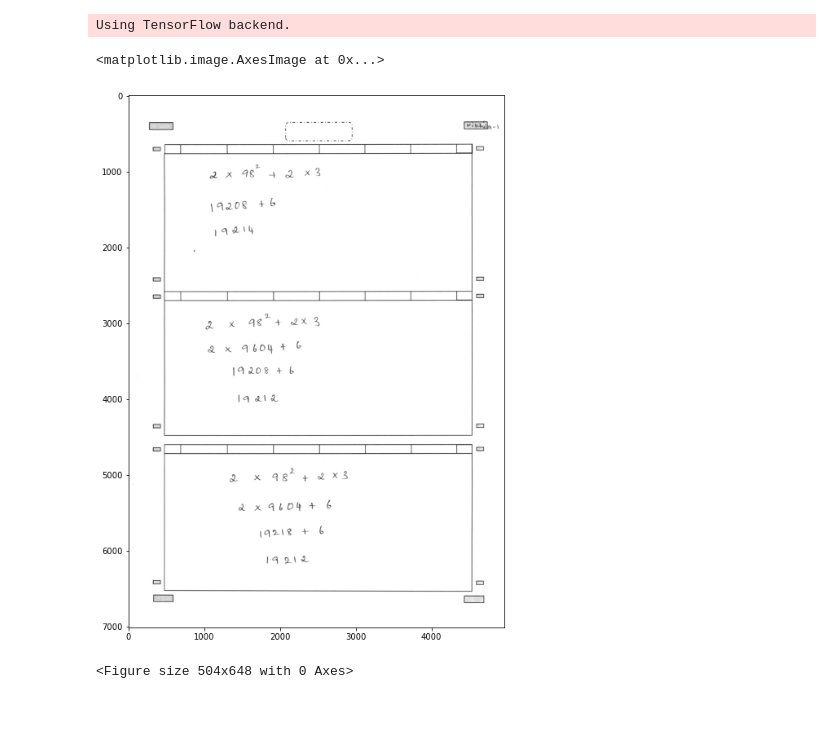
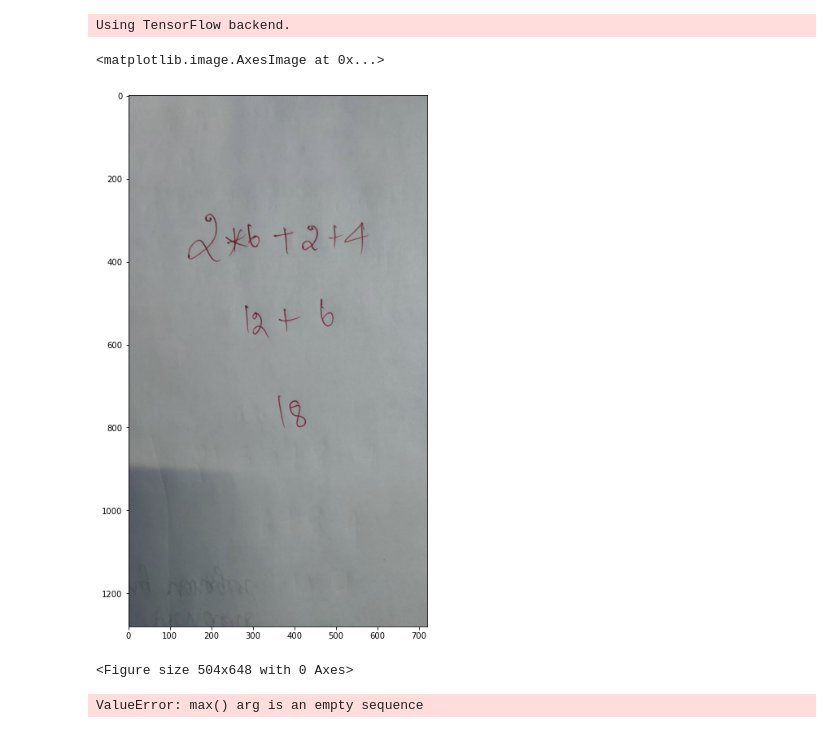
Before and after one commit to AjayKumarR24430/Maths-Problem-Solving-Using-Image-Processing, a Jupyter notebook: Image processing and model load.ipynb, the cells around one changed output. Drawn from its saved outputs; the diff is of its cells as text; code cells hidden in the pictures.

Commit message:
Send image

```diff
--- a/Image processing and model load.ipynb
+++ b/Image processing and model load.ipynb
@@ -727,18 +727,18 @@ def text_segment(Y1,Y2,X1,X2,box_num,line_name, dict_clean = dict_clean_img,\
 # %%
 #read the image
 # %%
-image_path = "data/sample_image.jpg"
+image_path = "data/sum5.jpg"
 A = 2
 B = 2
 X = 98
 Y = 3
 
 img = cv2.imread(image_path)
 plt.figure(figsize=(12,12))
 plt.imshow(img)
 # %% [output]
 <matplotlib.image.AxesImage at 0x...>
-[figure, old version]
+[figure, new version]
 # %%
 ## extracting workspace
 # %%
@@ -777,6 +777,8 @@ for r,rect in enumerate(workspaces):
 
 df_lines['line_name'] = ['%d%d' %(df_lines.box_num.iloc[i],df_lines.index[i]) \
         for i in range(len(df_lines))]
+# %% [output]
+ValueError: max() arg is an empty sequence
 # %%
 ##exponential and character detection
 # %%
```
Also changed, not shown: parts of 1 cell of this notebook, 8 other files.
